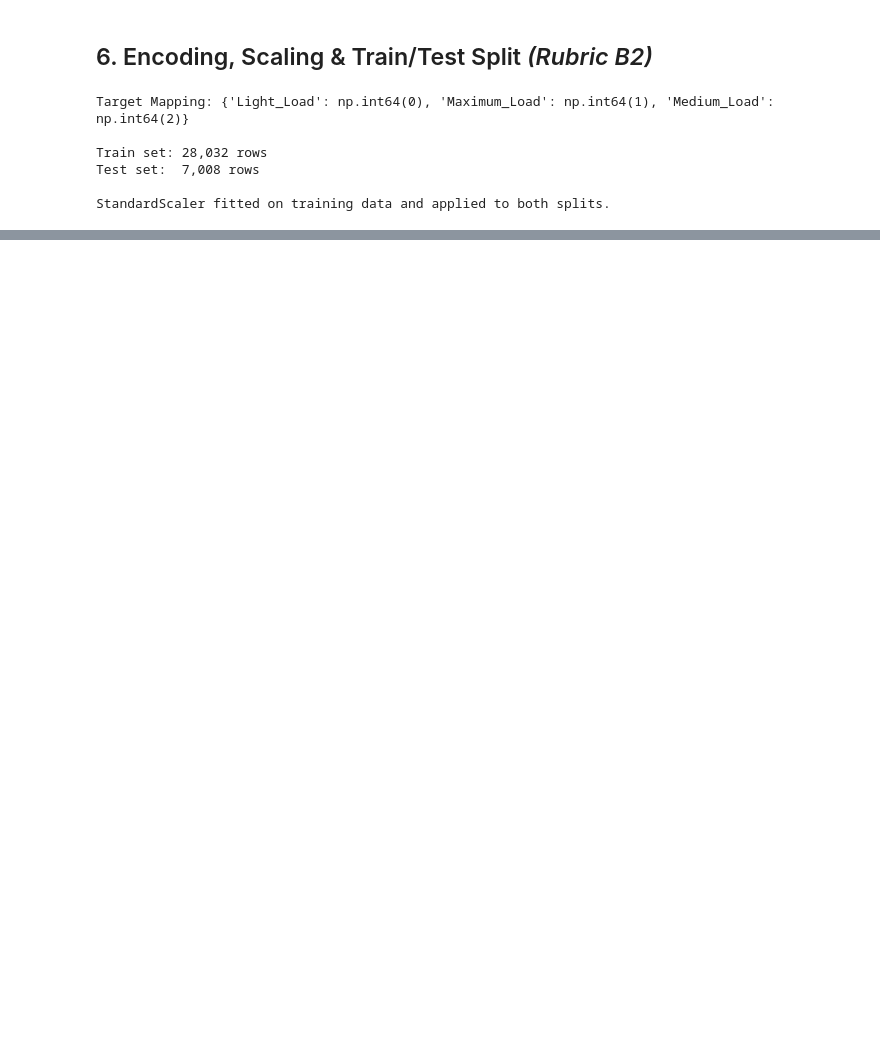
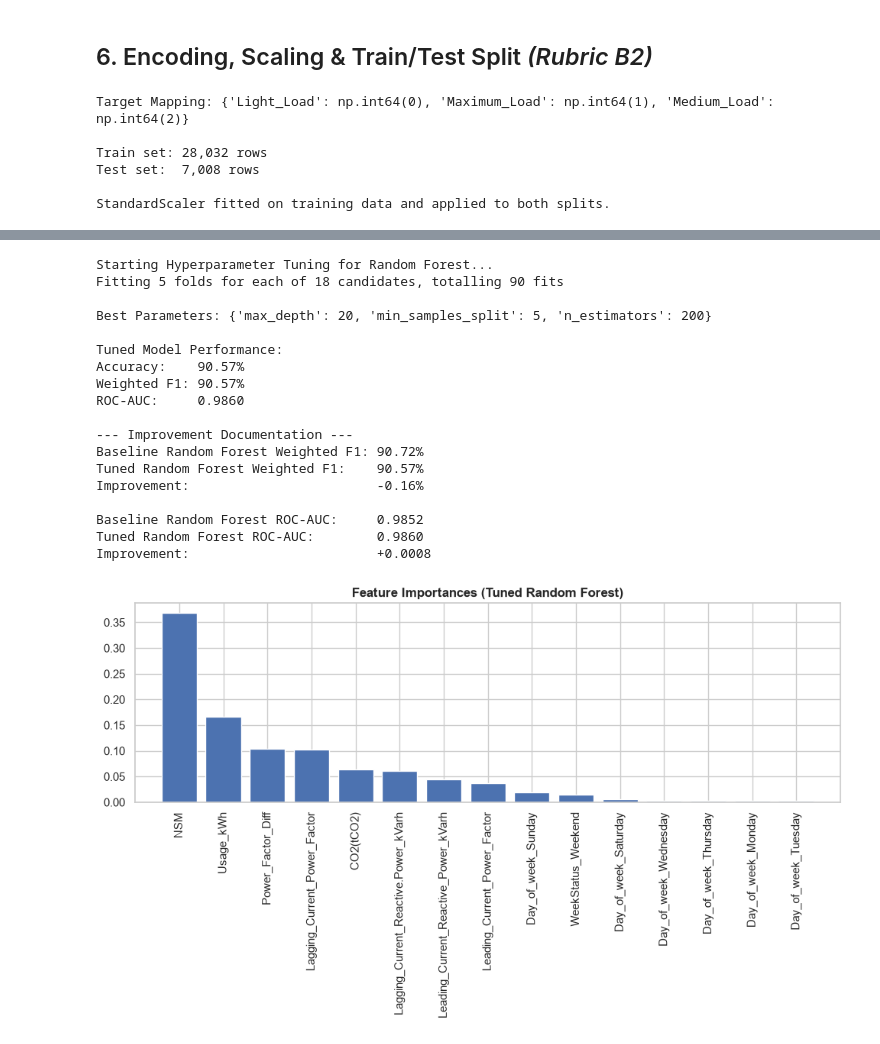
Before and after one commit to TejasviSenka/Machine_Learning_Capstone, a Jupyter notebook: notebooks/classification.ipynb, the cells around one changed output, grey strips where cells are left out. Saved outputs shown, nothing was run; the diff lists cells and outputs as text; code cells hidden in the pictures; blank space fills up the shorter version.

```diff
--- a/notebooks/classification.ipynb
+++ b/notebooks/classification.ipynb
@@ -399,0 +445,75 @@ display(summary_df_styled)
+# %%
+print("Starting Hyperparameter Tuning for Random Forest...")
+
+param_grid = {
+    'n_estimators': [50, 100, 200],
+    'max_depth': [None, 10, 20],
+    'min_samples_split': [2, 5]
+}
+
+rf = RandomForestClassifier(random_state=RANDOM_STATE)
+grid_search = GridSearchCV(estimator=rf, param_grid=param_grid,
+                           cv=5, scoring='roc_auc_ovr_weighted', n_jobs=-1, verbose=1)
+
+grid_search.fit(X_train_scaled, y_train)
+
+best_rf = grid_search.best_estimator_
+print(f"\nBest Parameters: {grid_search.best_params_}")
+
+# Evaluate best model
+y_pred_tuned = best_rf.predict(X_test_scaled)
+y_pred_proba_tuned = best_rf.predict_proba(X_test_scaled)
+
+acc_tuned = accuracy_score(y_test, y_pred_tuned)
+f1_tuned = f1_score(y_test, y_pred_tuned, average='weighted')
+roc_auc_tuned = roc_auc_score(y_test, y_pred_proba_tuned, multi_class='ovr', average='weighted')
+
+print("\nTuned Model Performance:")
+print(f"Accuracy:    {acc_tuned:.2%}")
+print(f"Weighted F1: {f1_tuned:.2%}")
+print(f"ROC-AUC:     {roc_auc_tuned:.4f}")
+
+# Get baseline performance for Random Forest from our earlier results
+baseline_rf_f1 = results['6. Random Forest']['Weighted F1']
+baseline_rf_roc = results['6. Random Forest']['ROC-AUC']
+
+print("\n--- Improvement Documentation ---")
+print(f"Baseline Random Forest Weighted F1: {baseline_rf_f1:.2%}")
+print(f"Tuned Random Forest Weighted F1:    {f1_tuned:.2%}")
+print(f"Improvement:                        {f1_tuned - baseline_rf_f1:+.2%}")
+print(f"\nBaseline Random Forest ROC-AUC:     {baseline_rf_roc:.4f}")
+print(f"Tuned Random Forest ROC-AUC:        {roc_auc_tuned:.4f}")
+print(f"Improvement:                        {roc_auc_tuned - baseline_rf_roc:+.4f}")
+
+# Feature Importance for Random Forest
+importances = best_rf.feature_importances_
+indices = np.argsort(importances)[::-1]
+feature_names = X_train.columns
+
+plt.figure(figsize=(10, 6))
+plt.title('Feature Importances (Tuned Random Forest)', fontweight='bold')
+plt.bar(range(X_train.shape[1]), importances[indices], align='center')
+plt.xticks(range(X_train.shape[1]), feature_names[indices], rotation=90)
+plt.xlim([-1, X_train.shape[1]])
+plt.tight_layout()
+plt.show()
+# %% [output]
+Starting Hyperparameter Tuning for Random Forest...
+Fitting 5 folds for each of 18 candidates, totalling 90 fits
+
+Best Parameters: {'max_depth': 20, 'min_samples_split': 5, 'n_estimators': 200}
+
+Tuned Model Performance:
+Accuracy:    90.57%
+Weighted F1: 90.57%
+ROC-AUC:     0.9860
+
+--- Improvement Documentation ---
+Baseline Random Forest Weighted F1: 90.72%
+Tuned Random Forest Weighted F1:    90.57%
+Improvement:                        -0.16%
+
+Baseline Random Forest ROC-AUC:     0.9852
+Tuned Random Forest ROC-AUC:        0.9860
+Improvement:                        +0.0008
+[figure, added]
```
Also changed, not shown: parts of 11 cells of this notebook.
